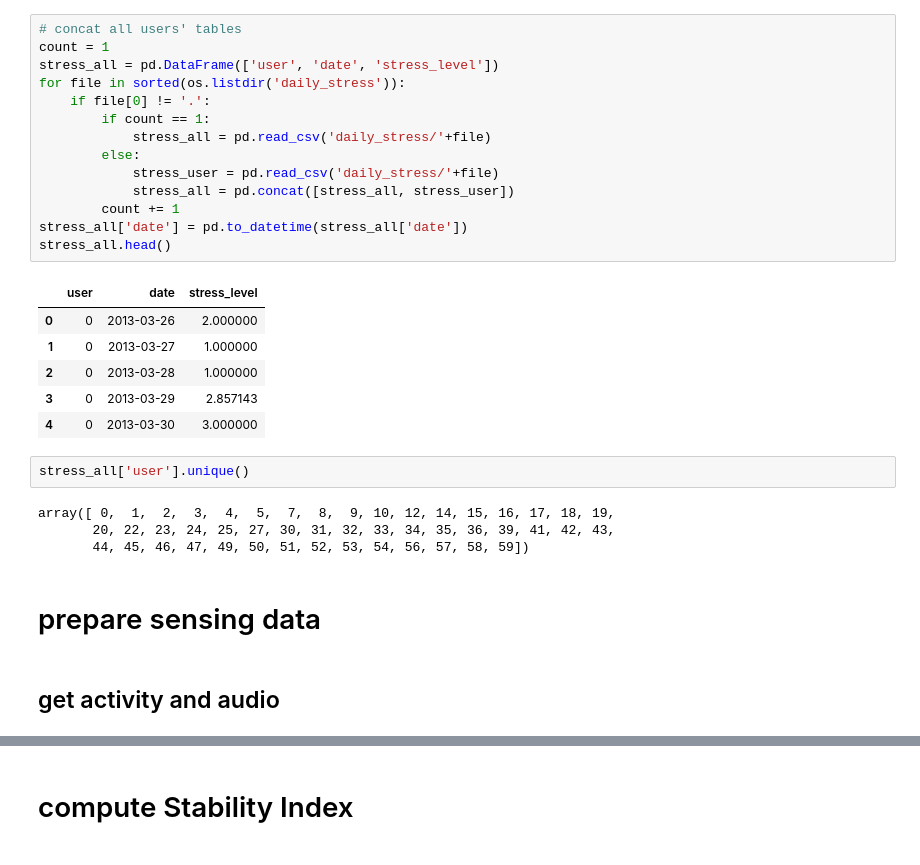
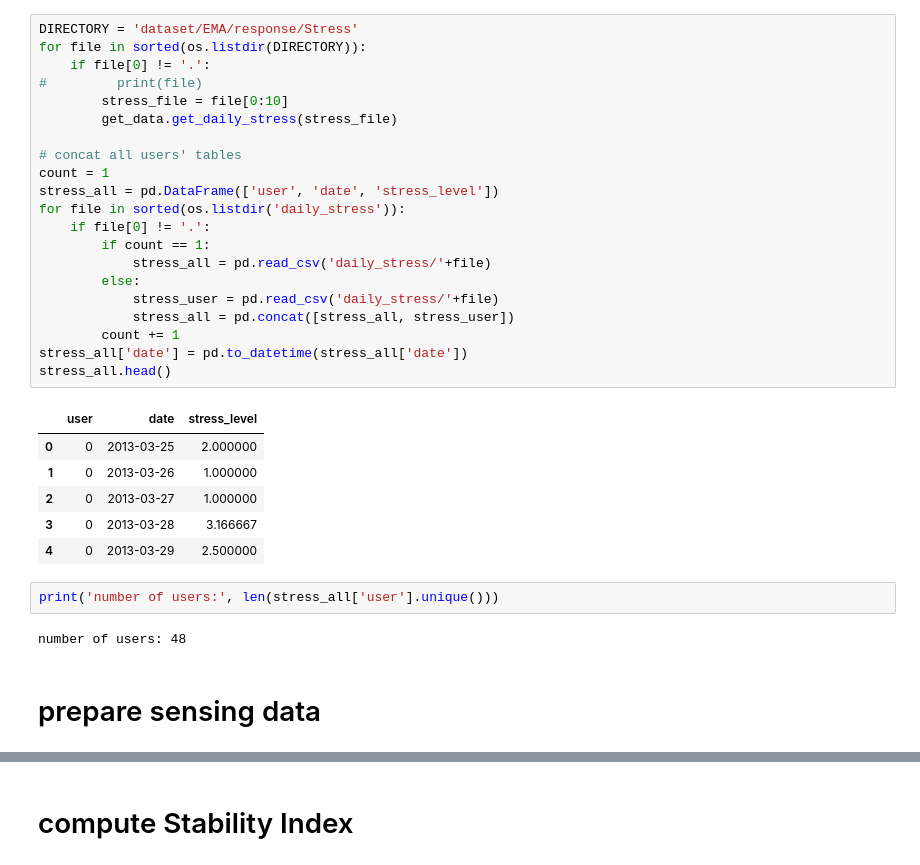
Before and after one commit to behavioral-data/stability-index, a Jupyter notebook: StudentLife/relationship_between_stability_index_and_ema.ipynb, the cells around one changed output, grey strips where cells are left out. Cells and saved outputs as stored; diff of their text form.

```diff
--- a/StudentLife/relationship_between_stability_index_and_ema.ipynb
+++ b/StudentLife/relationship_between_stability_index_and_ema.ipynb
@@ -68,31 +21,34 @@ for file in sorted(os.listdir(DIRECTORY)):
 # %%
+DIRECTORY = 'dataset/EMA/response/Stress'
+for file in sorted(os.listdir(DIRECTORY)):
+    if file[0] != '.':
+#         print(file)
+        stress_file = file[0:10]
+        get_data.get_daily_stress(stress_file)
+
 # concat all users' tables
 count = 1
 stress_all = pd.DataFrame(['user', 'date', 'stress_level'])
 for file in sorted(os.listdir('daily_stress')):
     if file[0] != '.':
         if count == 1:
             stress_all = pd.read_csv('daily_stress/'+file)
         else:
             stress_user = pd.read_csv('daily_stress/'+file)
             stress_all = pd.concat([stress_all, stress_user])
         count += 1
 stress_all['date'] = pd.to_datetime(stress_all['date'])
 stress_all.head()
 # %% [output]
 |  | user | date | stress_level |
-| 0 | 0 | 2013-03-26 | 2.000000 |
-| 1 | 0 | 2013-03-27 | 1.000000 |
-| 2 | 0 | 2013-03-28 | 1.000000 |
-| 3 | 0 | 2013-03-29 | 2.857143 |
-| 4 | 0 | 2013-03-30 | 3.000000 |
+| 0 | 0 | 2013-03-25 | 2.000000 |
+| 1 | 0 | 2013-03-26 | 1.000000 |
+| 2 | 0 | 2013-03-27 | 1.000000 |
+| 3 | 0 | 2013-03-28 | 3.166667 |
+| 4 | 0 | 2013-03-29 | 2.500000 |
-# %%
-stress_all['user'].unique()
-# %% [output]
-array([ 0,  1,  2,  3,  4,  5,  7,  8,  9, 10, 12, 14, 15, 16, 17, 18, 19,
-       20, 22, 23, 24, 25, 27, 30, 31, 32, 33, 34, 35, 36, 39, 41, 42, 43,
-       44, 45, 46, 47, 49, 50, 51, 52, 53, 54, 56, 57, 58, 59])
+# %%
+print('number of users:', len(stress_all['user'].unique()))
+# %% [output]
+number of users: 48
 # %% [markdown]
 # prepare sensing data
-# %% [markdown]
-## get activity and audio
```
Also changed, not shown: parts of 22 cells of this notebook, 1 other file.
